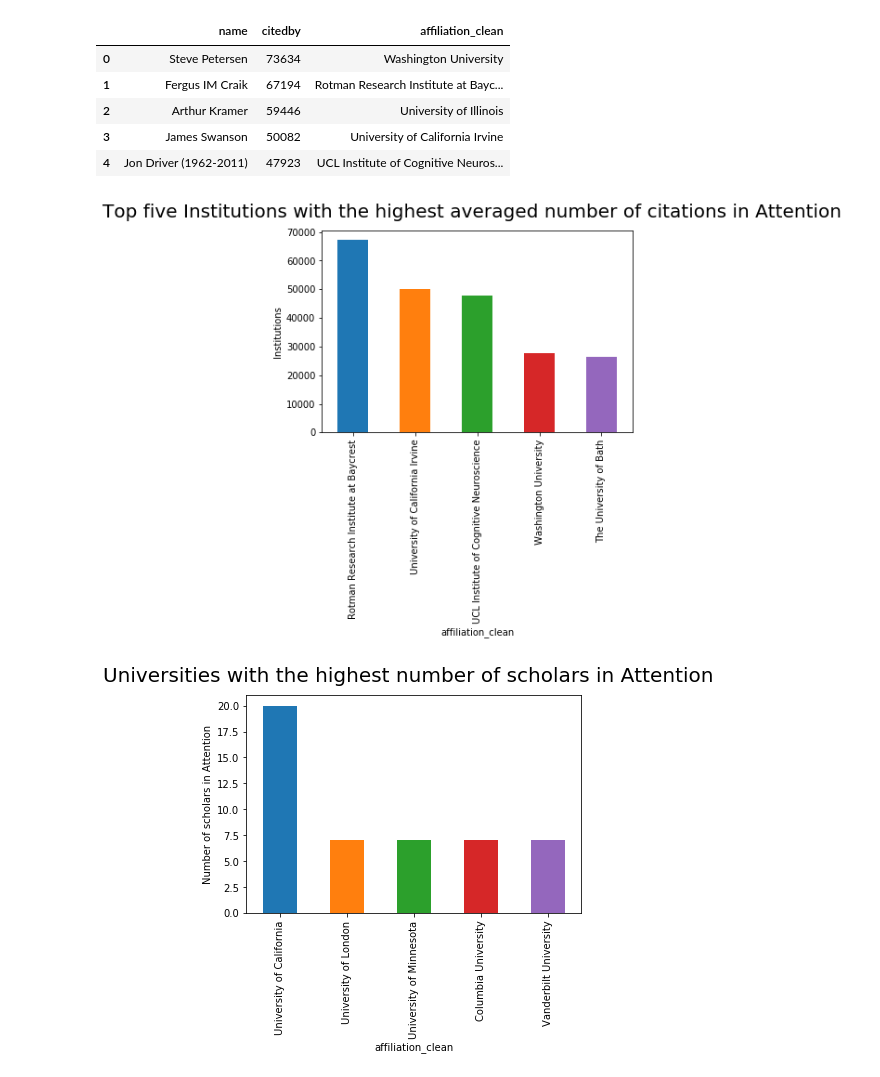
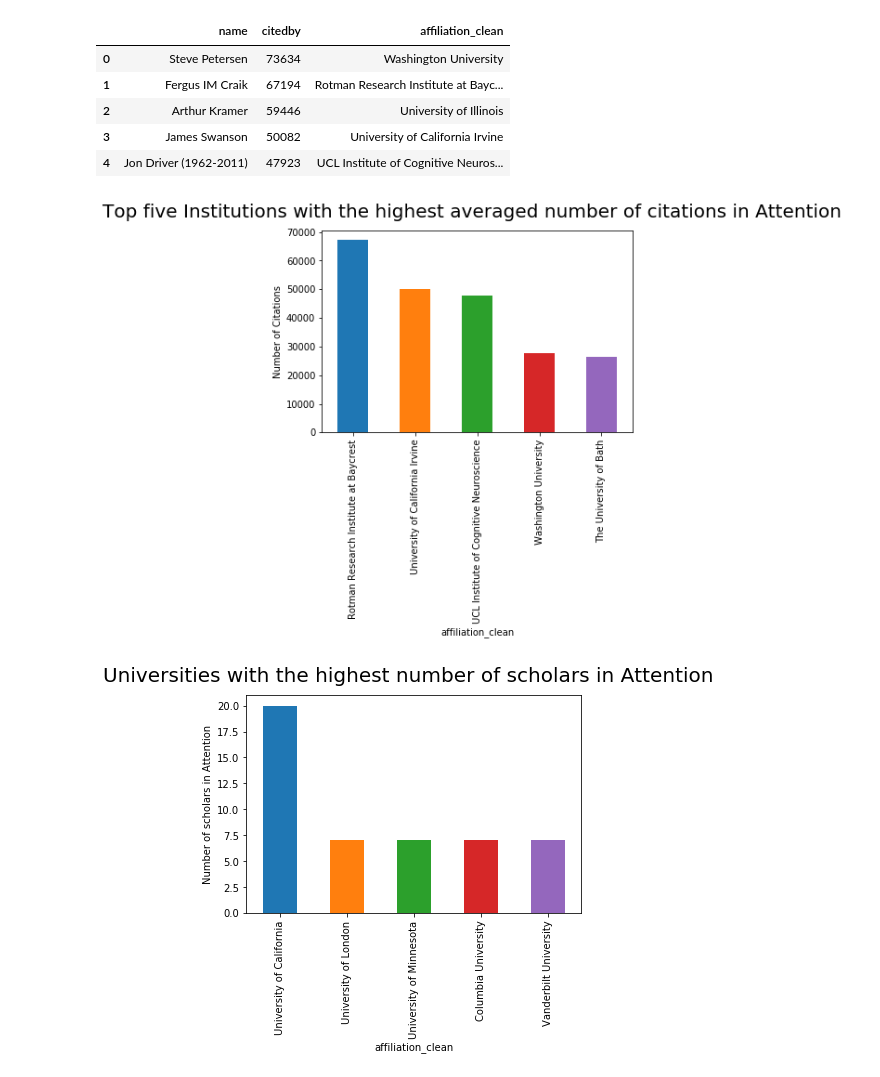
Before and after one commit to lisha0803/Select-the-Best-Graduate-Program, a Jupyter notebook: Project proposal.ipynb, the cells around one changed output. Saved outputs shown, nothing was run; the diff lists cells and outputs as text; code cells hidden in the pictures.

```diff
--- a/Project proposal.ipynb
+++ b/Project proposal.ipynb
@@ -154,14 +154,14 @@ data_new.sort_values(by=['citedby'], ascending=False).iloc[:5][['name','citedby'
 # %%
 # top five institutions with the highest averaged number of citations in Attention
 fig = plt.figure(1)
 fig.suptitle("Top five Institutions with the highest averaged number of citations in Attention", fontsize=20)
 
-plt.xlabel("Number of Citations")
-plt.ylabel("Institutions")
+plt.xlabel("Institutions")
+plt.ylabel("Number of Citations")
 data_new.groupby('affiliation_clean')['citedby'].mean().sort_values(ascending=False).iloc[:5].plot(kind='bar')
 plt.show()
 # %% [output]
-[figure, old version]
+[figure, new version]
 # %%
 # the top five universities with the highest number of scholars in Attention
 fig = plt.figure(2)
```
Also changed, not shown: parts of 1 cell of this notebook.
